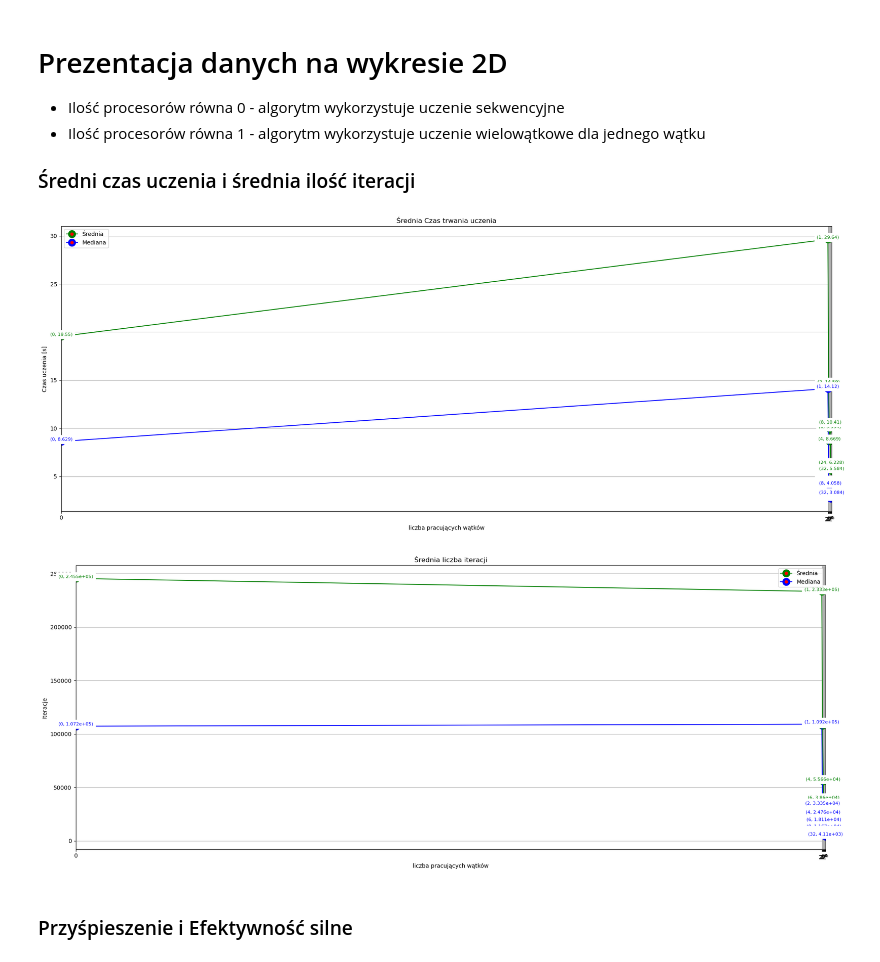
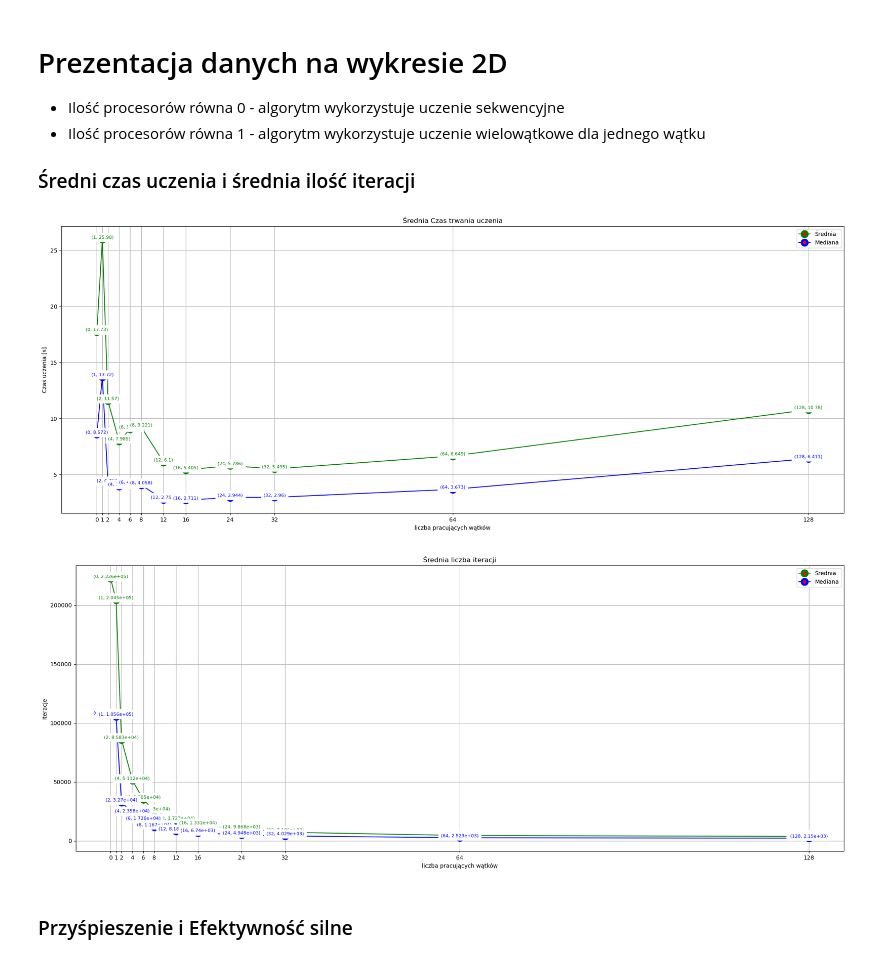
Before and after one commit to qert6g35/ReinforcementLearning, a Jupyter notebook: opracowanie_wynikow_multithread.ipynb, the cells around one changed output. Saved outputs shown, nothing was run; the diff lists cells and outputs as text; code cells hidden in the pictures.

Commit message:
added some data and code to avoid Jamming program

```diff
--- a/opracowanie_wynikow_multithread.ipynb
+++ b/opracowanie_wynikow_multithread.ipynb
@@ -4,14 +4,14 @@ import matplotlib.pyplot as plt
 import csv
 
 
-cpu_sizes = [0,1,2,4,6,8,12,16,24,32]
+cpu_sizes = [0,1,2,4,6,8,12,16,24,32,64,128]
 
 show_mean = True
 show_med = True
 # %%
 def getMeanData(df,cpu,type):
     #filterd_df = (df [(df ['type'] == type) & (df ['cpu'] == cpu)])
-    filterd_df = (df [(df ['cpu'] == cpu) & (df ['iterations'] != 0) & (df ['time'] > 0)])
+    filterd_df = (df [(df ['cpu'] == cpu) & (df ['iterations'] != 0) & (df ['time'] >= 0) & (df ['time'] <= 200)])
     mean = filterd_df.mean()
     min = filterd_df.min()
     max = filterd_df.max()
@@ -28,13 +28,12 @@ def getMeanFailureData(df,cpu,type):
     return (min['time'],mean['time'],max['time']),(min['iterations'],mean['iterations'],max['iterations'])
 
 
-
-plt.xscale('log', base=2)
-
-
-def plot_data(data_mean,data_med,y_label = "",title = ""):
+def plot_data(data_mean,data_med,y_label = "",title = "",use_log_scale = True):
     fig, ax = plt.subplots(figsize=(20, 8))
-    plt.xscale('log', base=2)
+    if use_log_scale:
+        plt.xscale('log', base=2)
+    else:
+        plt.xscale('linear')
         # Plot time data
     #ax.plot(time_min[1],time_min[0], label=str(time_min[0]) + ' Min', color='blue', linestyle='--') #uncoment for min value plot
     if show_mean:
@@ -92,13 +89,13 @@ print(mean_data_for_one_agent_step)
 # %%
 time_min = ([x[0][0][0] for x in mean_data_for_one_agent_step], [x[1] for x in mean_data_for_one_agent_step] )  #uncoment for min value plot
 time_mean = ([x[0][0][1] for x in mean_data_for_one_agent_step], [x[1] for x in mean_data_for_one_agent_step] )
 time_med = ([x[0][0][3] for x in mean_data_for_one_agent_step], [x[1] for x in mean_data_for_one_agent_step] )
 time_max = ([x[0][0][2] for x in mean_data_for_one_agent_step], [x[1] for x in mean_data_for_one_agent_step] )  #uncoment for max value plot
 
 
-plot_data(time_mean,time_med,"Czas uczenia [s]","Średnia Czas trwania uczenia")
+plot_data(time_mean,time_med,"Czas uczenia [s]","Średnia Czas trwania uczenia",use_log_scale=False)
 # %% [output]
-[figure, old version]
+[figure, new version]
 # %%
 # Time data (min, mean, max)
 
@@ -107,7 +104,7 @@ iter_mean = ([x[0][1][1] for x in mean_data_for_one_agent_step], [x[1] for x in
 iter_med = ([x[0][1][3] for x in mean_data_for_one_agent_step], [x[1] for x in mean_data_for_one_agent_step] )
 iter_max = ([x[0][1][2] for x in mean_data_for_one_agent_step], [x[1] for x in mean_data_for_one_agent_step] )  #uncoment for max value plot
 
-plot_data(iter_mean,iter_med,'Iteracje','Średnia liczba iteracji')
+plot_data(iter_mean,iter_med,'Iteracje','Średnia liczba iteracji',use_log_scale=False)
 
 # # Plot time data
 # #ax.plot(time_min[1],time_min[0], label=str(time_min[0]) + ' Min', color='blue', linestyle='--') #uncoment for min value plot
@@ -137,7 +134,7 @@ plot_data(iter_mean,iter_med,'Iteracje','Średnia liczba iteracji')
 # plt.tight_layout()
 # plt.show()
 # %% [output]
-[figure, old version]
+[figure, new version]
 # %% [markdown]
 ### Przyśpieszenie i Efektywność silne
 # %%
```
Also changed, not shown: parts of 9 cells of this notebook, 4 other files.
